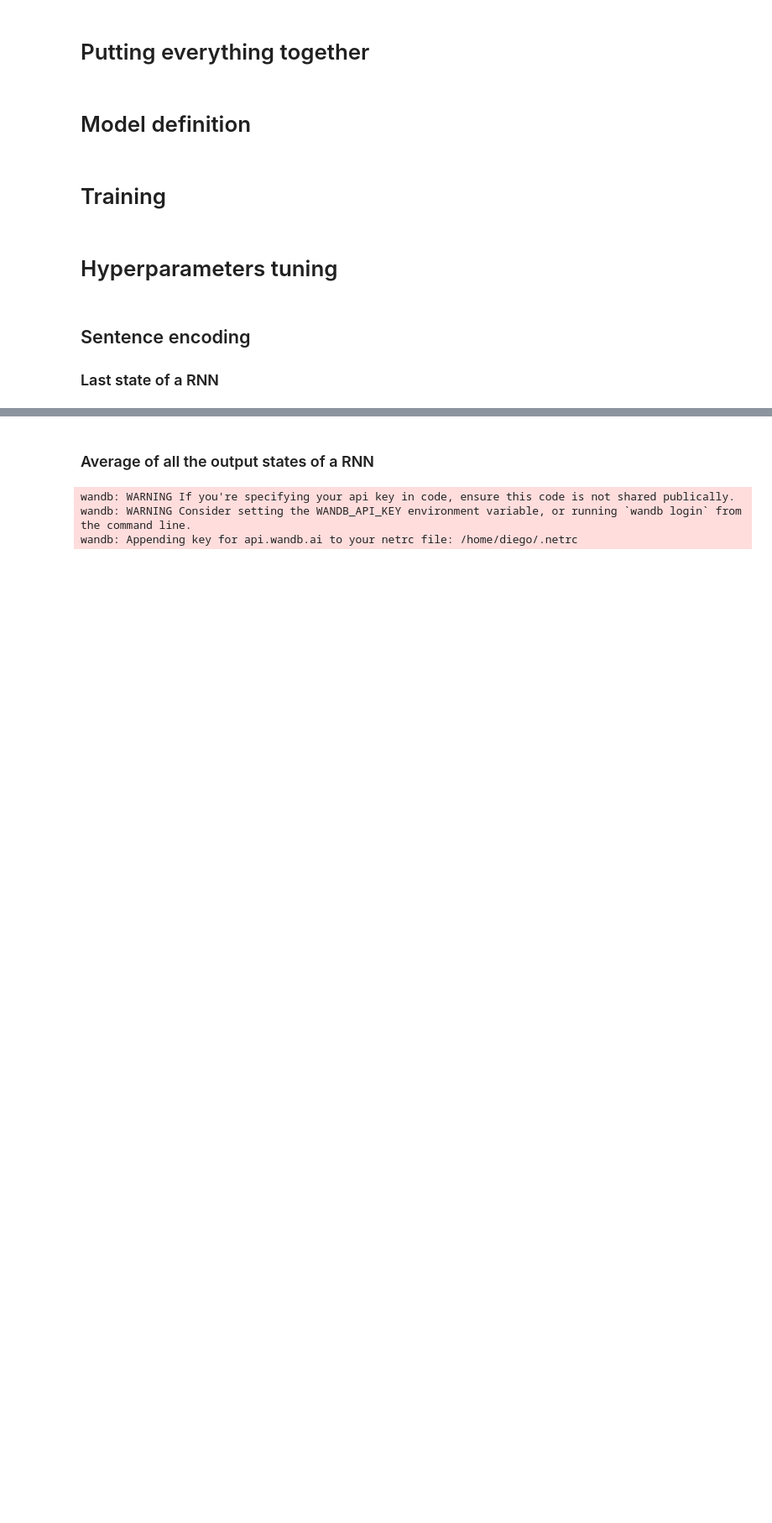
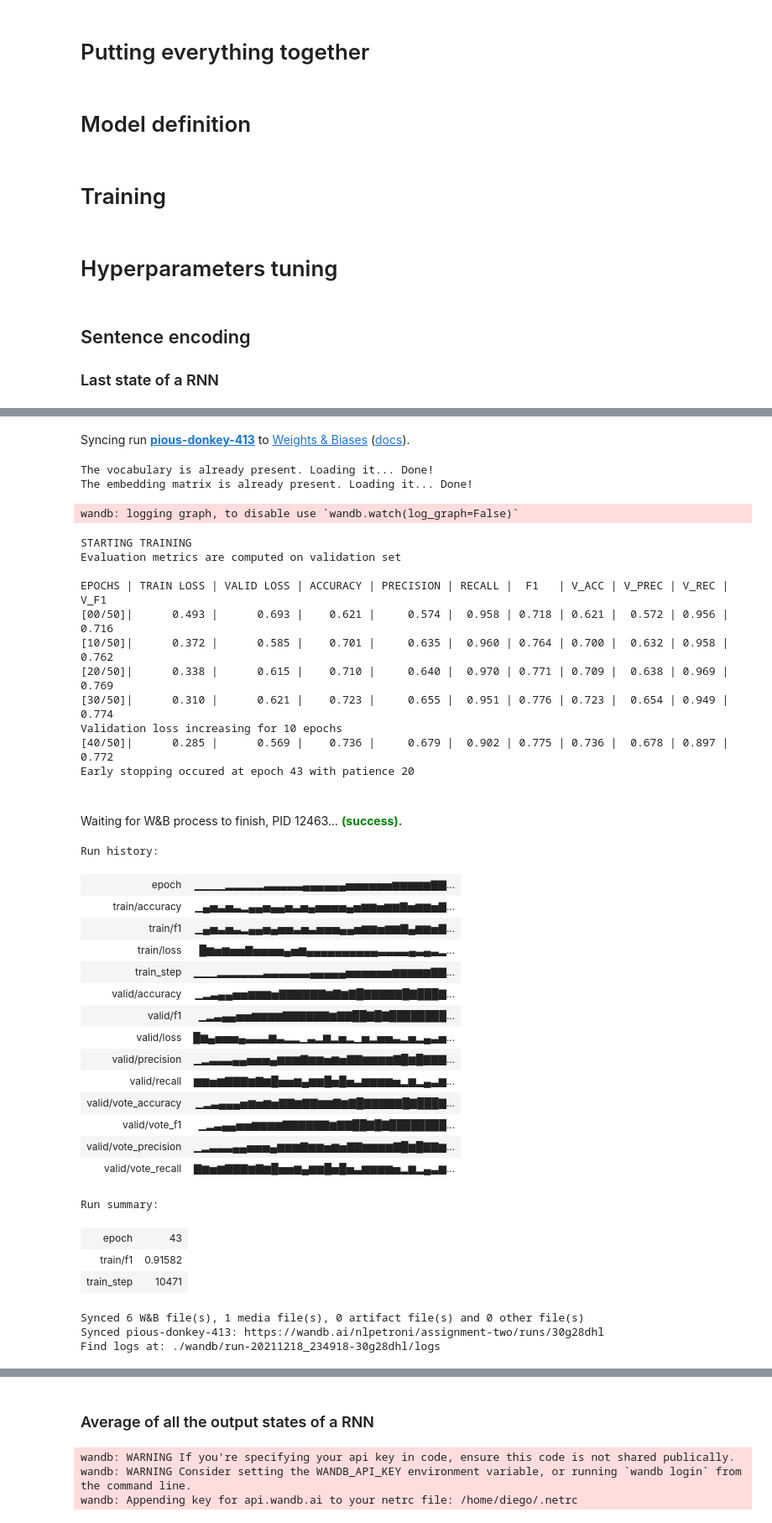
Before and after one commit to NLPetroni/assignment_two, a Jupyter notebook: solution_2.ipynb, the cells around one changed output, grey strips where cells are left out. Shown at 84% size. Saved outputs shown, nothing was run; the diff lists cells and outputs as text; code cells hidden in the pictures; blank space fills up the shorter version.

```diff
--- a/solution_2.ipynb
+++ b/solution_2.ipynb
@@ -834,3 +853,9 @@ opt = 'rmsprop'
 tag = 'encoding choice'
 verbose = False
 cosine_similarity = False
+# %%
+# elman
+train(optimizer=opt, lr=lr, device=device, n_epochs=epochs, verbose=verbose, tags=[tag, 'elman_last'],
+    batch_size=batch_size, encoder='rnn', merger='concatenation', rnn_type='elman',
+    rnn_output='last', rec_size=rec_size, hid_size=hid_size, cosine_similarity=cosine_similarity)
+# %% [output]
@@ -836,0 +866,38 @@ cosine_similarity = False
+Syncing run pious-donkey-413 to Weights & Biases (docs).
+The vocabulary is already present. Loading it... Done!
+The embedding matrix is already present. Loading it... Done!
+wandb: logging graph, to disable use `wandb.watch(log_graph=False)`
+STARTING TRAINING
+Evaluation metrics are computed on validation set
+
+EPOCHS | TRAIN LOSS | VALID LOSS | ACCURACY | PRECISION | RECALL |  F1   | V_ACC | V_PREC | V_REC | V_F1
+[00/50]|      0.493 |      0.693 |    0.621 |     0.574 |  0.958 | 0.718 | 0.621 |  0.572 | 0.956 | 0.716
+[10/50]|      0.372 |      0.585 |    0.701 |     0.635 |  0.960 | 0.764 | 0.700 |  0.632 | 0.958 | 0.762
+[20/50]|      0.338 |      0.615 |    0.710 |     0.640 |  0.970 | 0.771 | 0.709 |  0.638 | 0.969 | 0.769
+[30/50]|      0.310 |      0.621 |    0.723 |     0.655 |  0.951 | 0.776 | 0.723 |  0.654 | 0.949 | 0.774
+Validation loss increasing for 10 epochs
+[40/50]|      0.285 |      0.569 |    0.736 |     0.679 |  0.902 | 0.775 | 0.736 |  0.678 | 0.897 | 0.772
+Early stopping occured at epoch 43 with patience 20
+Waiting for W&B process to finish, PID 12463... (success).
+Run history:
+| epoch | ▁▁▁▁▂▂▂▂▂▃▃▃▃▃▄▄▄▄▄▄▅▅▅▅▅▅▆▆▆▆▆▇▇... |
+| train/accuracy | ▁▄▅▃▅▃▂▄▄▅▄▄▅▃▅▄▅▅▅▅▄▅▆▆▅▆▆▇▅▆▆▅▇... |
+| train/f1 | ▁▄▅▃▅▃▂▄▄▅▄▅▅▃▅▃▅▅▅▄▄▅▆▆▅▆▆▇▄▆▆▅▇... |
+| train/loss | █▆▅▆▅▅▇▅▅▅▅▄▅▆▄▄▄▄▄▄▄▄▄▄▃▃▃▃▄▃▄▃▂... |
+| train_step | ▁▁▁▂▂▂▂▂▂▃▃▃▃▃▃▄▄▄▄▄▅▅▅▅▅▅▆▆▆▆▆▇▇... |
+| valid/accuracy | ▁▂▃▄▄▅▅▆▆▆▅▇▇▇▇▇▇▆▇▆▇█▇▇▇▇▇█▇███▇... |
+| valid/f1 | ▁▂▃▄▄▅▅▆▆▆▆▇▇▇▇▇▇▆▇▇██▇█▇████████... |
+| valid/loss | █▆▄▅▅▅▄▃▃▃▆▃▂▂▁▃▂▆▂▅▂▁▅▂▅▅▃▂▅▂▄▃▅... |
+| valid/precision | ▁▂▃▃▃▄▄▅▅▅▄▆▆▆▇▆▆▅▆▅▇▇▆▆▆▆▇█▆█▇▇▇... |
+| valid/recall | ▆▆▅▆▇▇▇▆▇▆█▅▅▆▄▆▆█▅█▅▃▆▆▆▆▅▂▆▂▄▃▆... |
+| valid/vote_accuracy | ▁▂▃▄▄▄▅▆▅▆▅▇▇▆▇▇▆▆▇▆▇█▇▇▇▇▇█▇███▇... |
+| valid/vote_f1 | ▁▂▃▄▄▅▅▆▆▆▆▇▇▇▇▇▇▆▇▇██▇█▇████████... |
+| valid/vote_precision | ▁▂▃▃▃▄▄▅▅▅▄▆▆▆▇▆▆▅▆▅▇▇▆▆▆▆▇█▆█▇▇▆... |
+| valid/vote_recall | ▇▆▅▆▇▇▇▆▇▆█▅▅▆▄▆▆█▅█▅▃▆▆▆▆▅▂▆▂▄▃▆... |
+Run summary:
+| epoch | 43 |
+| train/f1 | 0.91582 |
+| train_step | 10471 |
+Synced 6 W&B file(s), 1 media file(s), 0 artifact file(s) and 0 other file(s)
+Synced pious-donkey-413: https://wandb.ai/nlpetroni/assignment-two/runs/30g28dhl
+Find logs at: ./wandb/run-20211218_234918-30g28dhl/logs
```
Also changed, not shown: parts of 16 cells of this notebook.
